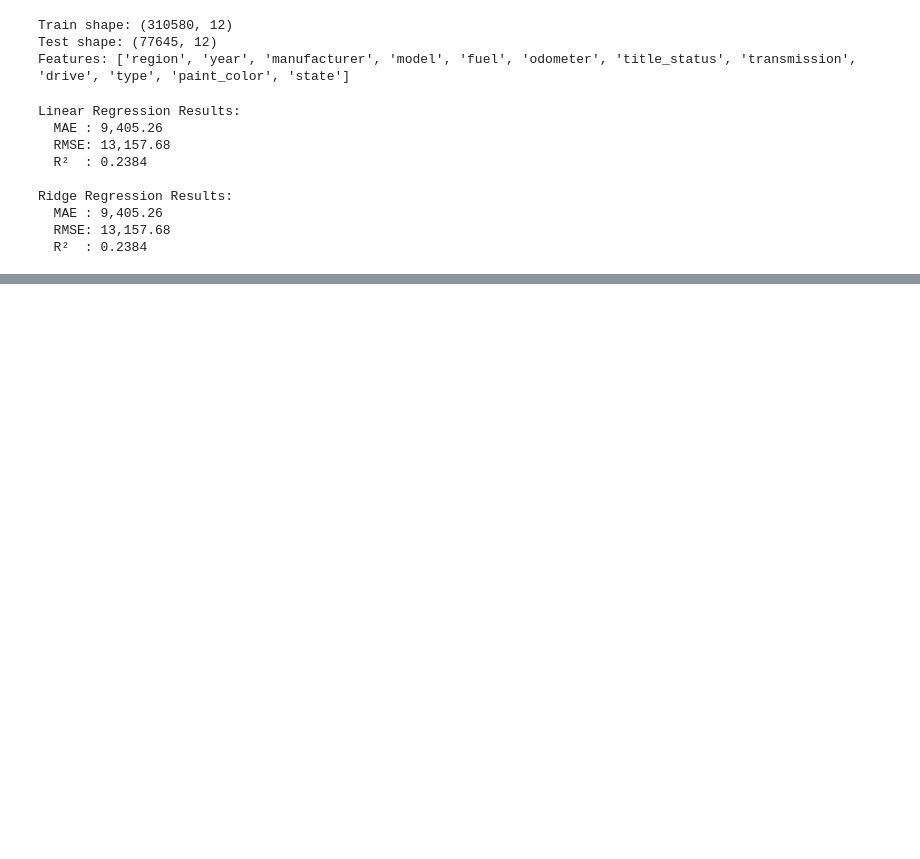
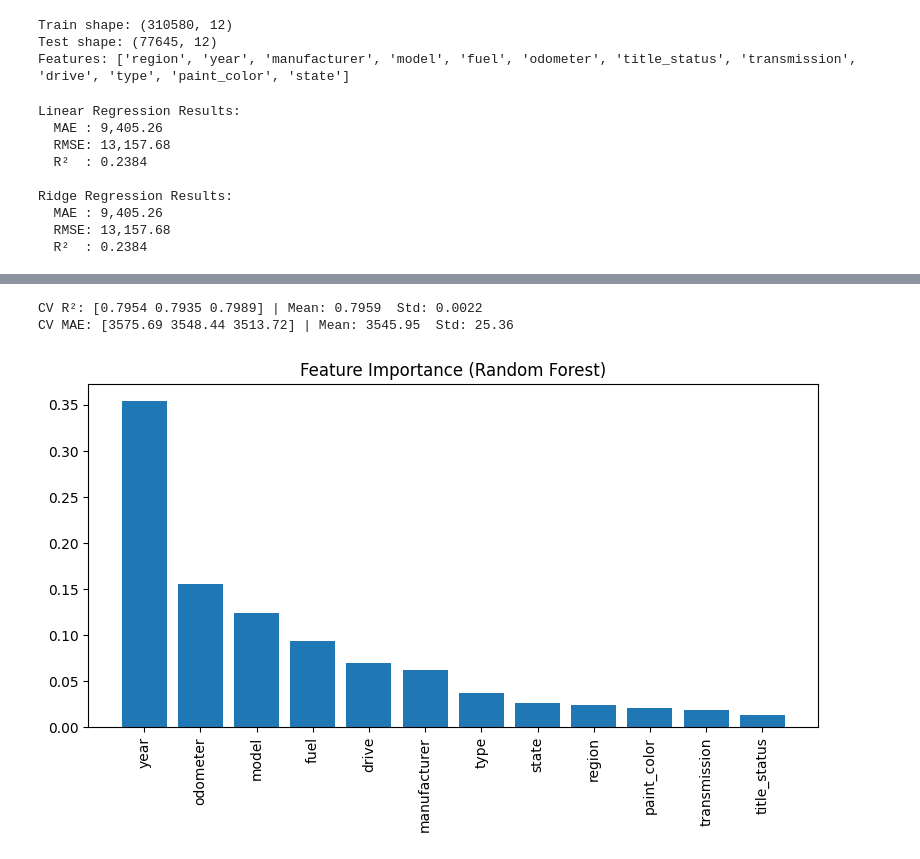
Before and after one commit to Shahbazi-Amir/Car_price, a Jupyter notebook: AutoValu_UsedCarPrice.ipynb, the cells around one changed output, grey strips where cells are left out. Saved outputs shown, nothing was run; the diff lists cells and outputs as text; code cells hidden in the pictures; blank space fills up the shorter version.

```diff
--- a/AutoValu_UsedCarPrice.ipynb
+++ b/AutoValu_UsedCarPrice.ipynb
@@ -208,3 +208,22 @@ Ridge Regression Results:
   MAE : 9,405.26
   RMSE: 13,157.68
   R²  : 0.2384
+# %%
+# Step 8 — Random Forest Regressor
+
+from sklearn.ensemble import RandomForestRegressor
+
+# 1. Train model
+rf = RandomForestRegressor(
+    n_estimators=100,     # number of trees
+    max_depth=None,       # let trees expand fully
+    random_state=42,
+    n_jobs=-1             # use all CPU cores
+)
+rf.fit(X_train, y_train)
+
+# 2. Predict
+y_pred_rf = rf.predict(X_test)
+
+# 3. Evaluate
+evaluate(y_test, y_pred_rf, "Random Forest Regressor")
@@ -210,0 +284,50 @@ Ridge Regression Results:
+# %%
+# Step 9 (lite) — Faster Cross-Validation with Random Forest
+
+from sklearn.ensemble import RandomForestRegressor
+from sklearn.model_selection import cross_val_score, KFold
+
+rf_cv = RandomForestRegressor(
+    n_estimators=60,
+    max_depth=18,
+    min_samples_leaf=8,
+    random_state=42,
+    n_jobs=-1
+)
+
+cv = KFold(n_splits=3, shuffle=True, random_state=42)
+
+r2_scores = cross_val_score(rf_cv, X_train, y_train, cv=cv, scoring="r2", n_jobs=-1)
+mae_scores = -cross_val_score(rf_cv, X_train, y_train, cv=cv, scoring="neg_mean_absolute_error", n_jobs=-1)
+
+print("CV R²:", np.round(r2_scores, 4), "| Mean:", r2_scores.mean().round(4), " Std:", r2_scores.std().round(4))
+print("CV MAE:", np.round(mae_scores, 2),    "| Mean:", np.mean(mae_scores).round(2), " Std:", np.std(mae_scores).round(2))
+# %% [output]
+CV R²: [0.7954 0.7935 0.7989] | Mean: 0.7959  Std: 0.0022
+CV MAE: [3575.69 3548.44 3513.72] | Mean: 3545.95  Std: 25.36
+# %%
+# Step 10 — Feature Importance from Random Forest
+
+
+# Train a final RF model (use the stronger one for feature importance)
+rf_final = RandomForestRegressor(
+    n_estimators=100,
+    max_depth=None,
+    random_state=42,
+    n_jobs=-1
+)
+rf_final.fit(X_train, y_train)
+
+# Get importances
+importances = rf_final.feature_importances_
+indices = np.argsort(importances)[::-1]
+
+# Plot
+plt.figure(figsize=(8,5))
+plt.bar(range(len(importances)), importances[indices], align="center")
+plt.xticks(range(len(importances)), X_train.columns[indices], rotation=90)
+plt.title("Feature Importance (Random Forest)")
+plt.tight_layout()
+plt.show()
+# %% [output]
+[figure, added]
```
Also changed, not shown: parts of 6 cells of this notebook.
